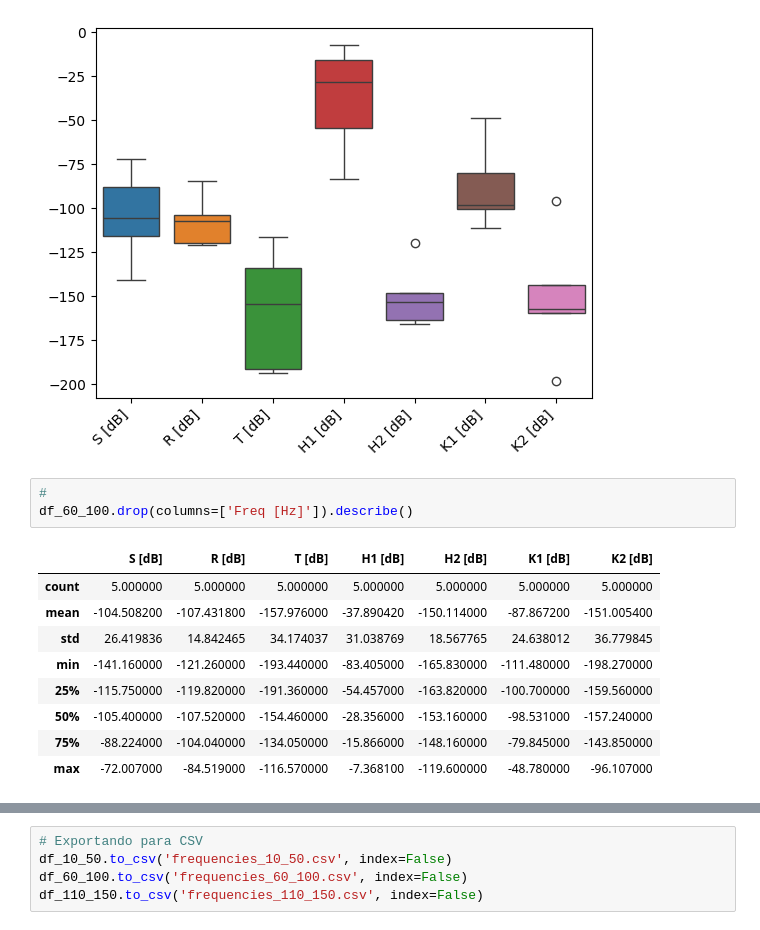
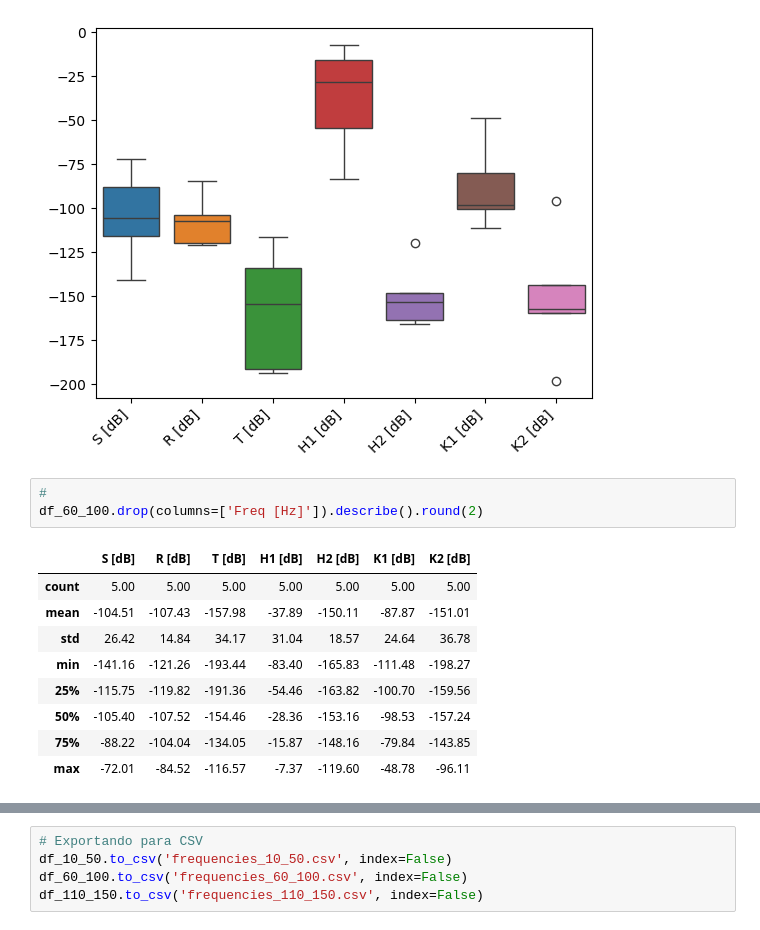
Before and after one commit to anderson-ferreira-83/Article_publish_comp_lattices_thin_plate_2023_anderson_83, a Jupyter notebook: sec4_2_res1_stat_descritive_lattices/results_tr_lattices_3_regions.ipynb, the cells around one changed output, grey strips where cells are left out. Cells and saved outputs as stored; diff of their text form.

```diff
--- a/sec4_2_res1_stat_descritive_lattices/results_tr_lattices_3_regions.ipynb
+++ b/sec4_2_res1_stat_descritive_lattices/results_tr_lattices_3_regions.ipynb
@@ -101,14 +103,14 @@ plt.show()
 [figure]
 # %%
 #
-df_60_100.drop(columns=['Freq [Hz]']).describe()
+df_60_100.drop(columns=['Freq [Hz]']).describe().round(2)
 # %% [output]
 |  | S [dB] | R [dB] | T [dB] | H1 [dB] | H2 [dB] | K1 [dB] | K2 [dB] |
-| count | 5.000000 | 5.000000 | 5.000000 | 5.000000 | 5.000000 | 5.000000 | 5.000000 |
-| mean | -104.508200 | -107.431800 | -157.976000 | -37.890420 | -150.114000 | -87.867200 | -151.005400 |
-| std | 26.419836 | 14.842465 | 34.174037 | 31.038769 | 18.567765 | 24.638012 | 36.779845 |
-| min | -141.160000 | -121.260000 | -193.440000 | -83.405000 | -165.830000 | -111.480000 | -198.270000 |
-| 25% | -115.750000 | -119.820000 | -191.360000 | -54.457000 | -163.820000 | -100.700000 | -159.560000 |
-| 50% | -105.400000 | -107.520000 | -154.460000 | -28.356000 | -153.160000 | -98.531000 | -157.240000 |
-| 75% | -88.224000 | -104.040000 | -134.050000 | -15.866000 | -148.160000 | -79.845000 | -143.850000 |
-| max | -72.007000 | -84.519000 | -116.570000 | -7.368100 | -119.600000 | -48.780000 | -96.107000 |
+| count | 5.00 | 5.00 | 5.00 | 5.00 | 5.00 | 5.00 | 5.00 |
+| mean | -104.51 | -107.43 | -157.98 | -37.89 | -150.11 | -87.87 | -151.01 |
+| std | 26.42 | 14.84 | 34.17 | 31.04 | 18.57 | 24.64 | 36.78 |
+| min | -141.16 | -121.26 | -193.44 | -83.40 | -165.83 | -111.48 | -198.27 |
+| 25% | -115.75 | -119.82 | -191.36 | -54.46 | -163.82 | -100.70 | -159.56 |
+| 50% | -105.40 | -107.52 | -154.46 | -28.36 | -153.16 | -98.53 | -157.24 |
+| 75% | -88.22 | -104.04 | -134.05 | -15.87 | -148.16 | -79.84 | -143.85 |
+| max | -72.01 | -84.52 | -116.57 | -7.37 | -119.60 | -48.78 | -96.11 |
```
Also changed, not shown: parts of 11 cells of this notebook.
